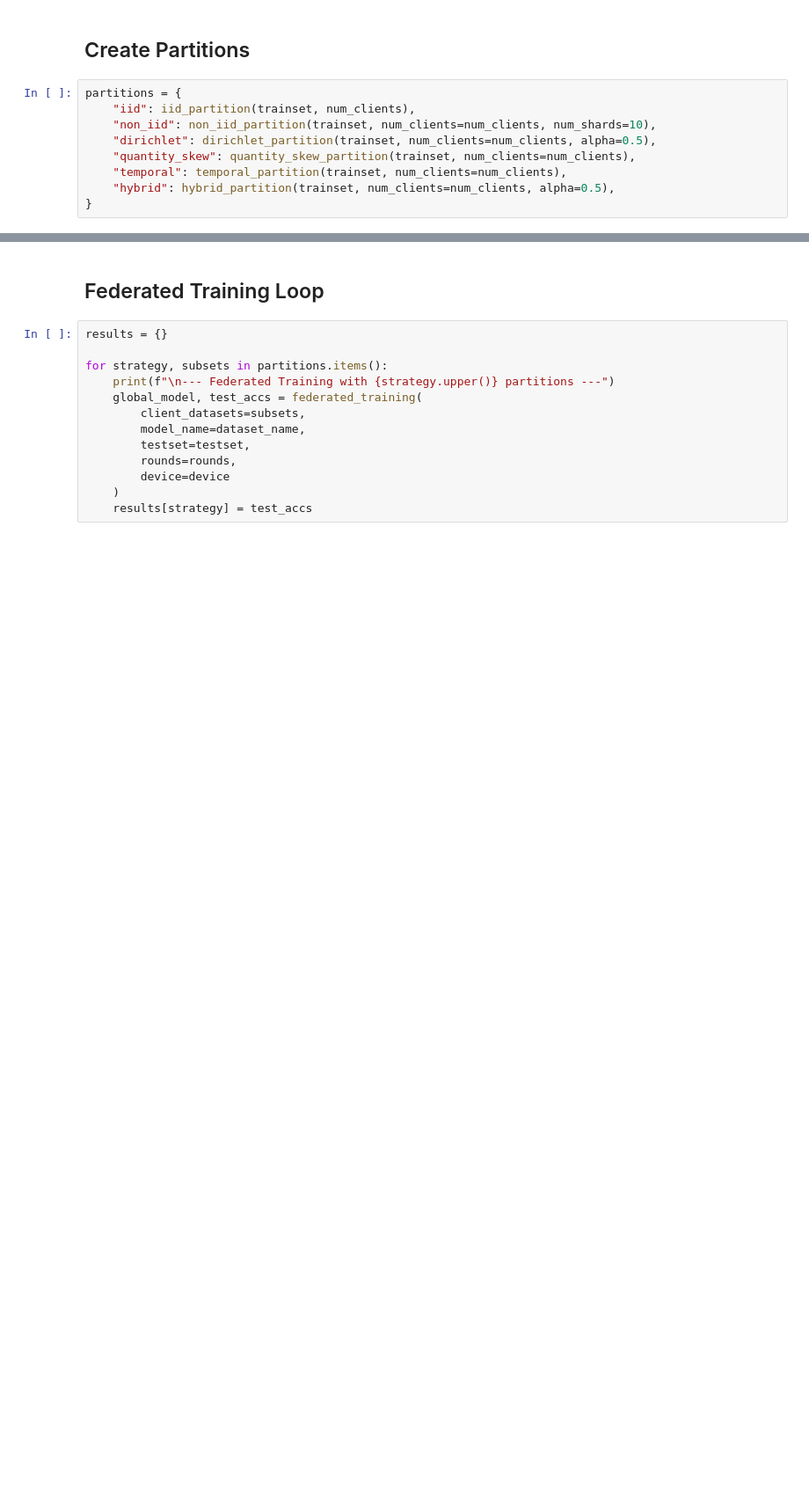
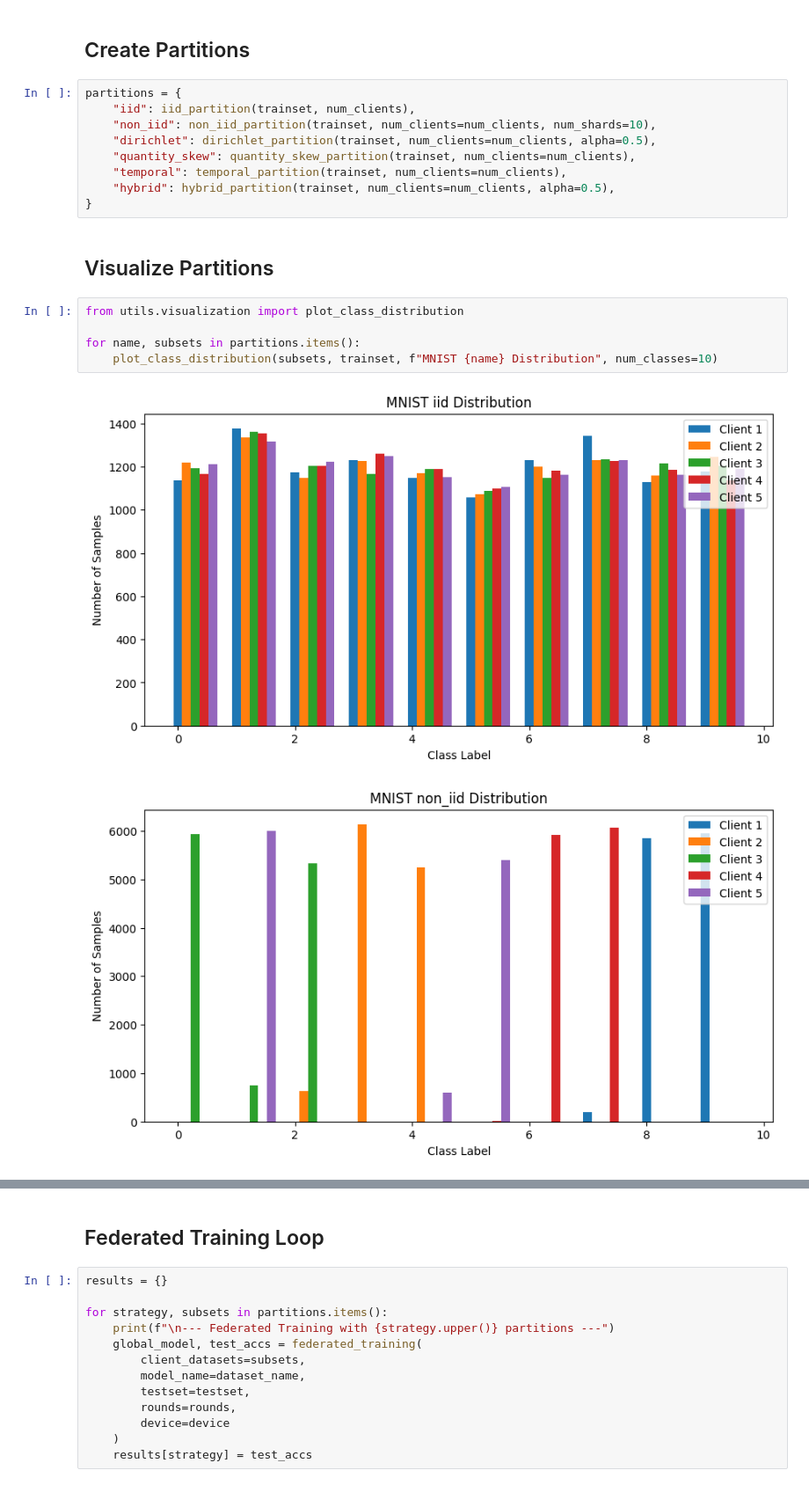
Before and after one commit to hatrigui/FedTinyProp, a Jupyter notebook: notebooks/MNIST.ipynb, the cells around one changed output, grey strips where cells are left out. Shown at 88% size. Cells and saved outputs as stored; diff of their text form; blank space fills up the shorter version.

Commit message:
add partitions visualizations

```diff
--- a/notebooks/MNIST.ipynb
+++ b/notebooks/MNIST.ipynb
@@ -45,3 +45,13 @@ partitions = {
     "temporal": temporal_partition(trainset, num_clients=num_clients),
     "hybrid": hybrid_partition(trainset, num_clients=num_clients, alpha=0.5),
 }
+# %% [markdown]
+## Visualize Partitions
+# %%
+from utils.visualization import plot_class_distribution
+
+for name, subsets in partitions.items():
+    plot_class_distribution(subsets, trainset, f"MNIST {name} Distribution", num_classes=10)
+# %% [output]
+[figure, added]
+[figure, added]
```
Also changed, not shown: parts of 1 cell of this notebook, 1 other file.
